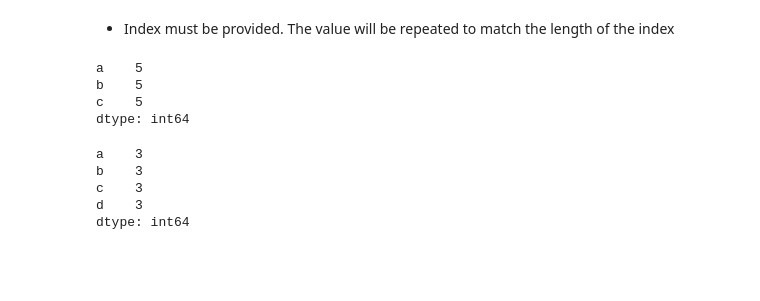
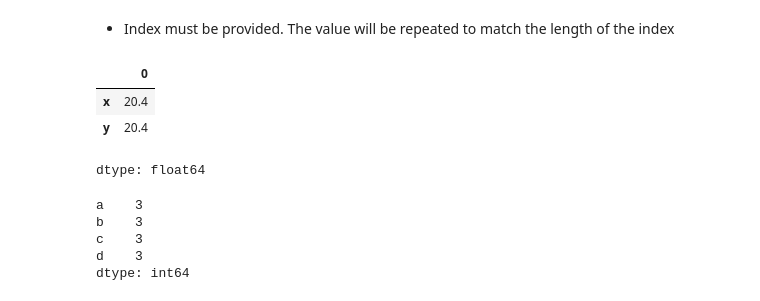
Before and after one commit to yuukionna022/Week1---Intro-to-Python, a Jupyter notebook: Introduction_to_Python.ipynb, the cells around one changed output. Saved outputs shown, nothing was run; the diff lists cells and outputs as text; code cells hidden in the pictures; blank space fills up the shorter version.

```diff
--- a/Introduction_to_Python.ipynb
+++ b/Introduction_to_Python.ipynb
@@ -1049,11 +1112,14 @@ dtype: int64
 - Index must be provided. The value will be repeated to match the length of the index
 # %%
 pd.Series(5, index = ['a', 'b', 'c'])
+
+#added example number 18
+pd.Series(10.2*2, index = ["x", "y"])
 # %% [output]
+|  | 0 |
+| x | 20.4 |
+| y | 20.4 |
-a    5
-b    5
-c    5
-dtype: int64
+dtype: float64
 # %%
  x = pd.Series(3, index=['a', 'b', 'c', 'd'])
 x
```
Also changed, not shown: parts of 15 cells of this notebook.
